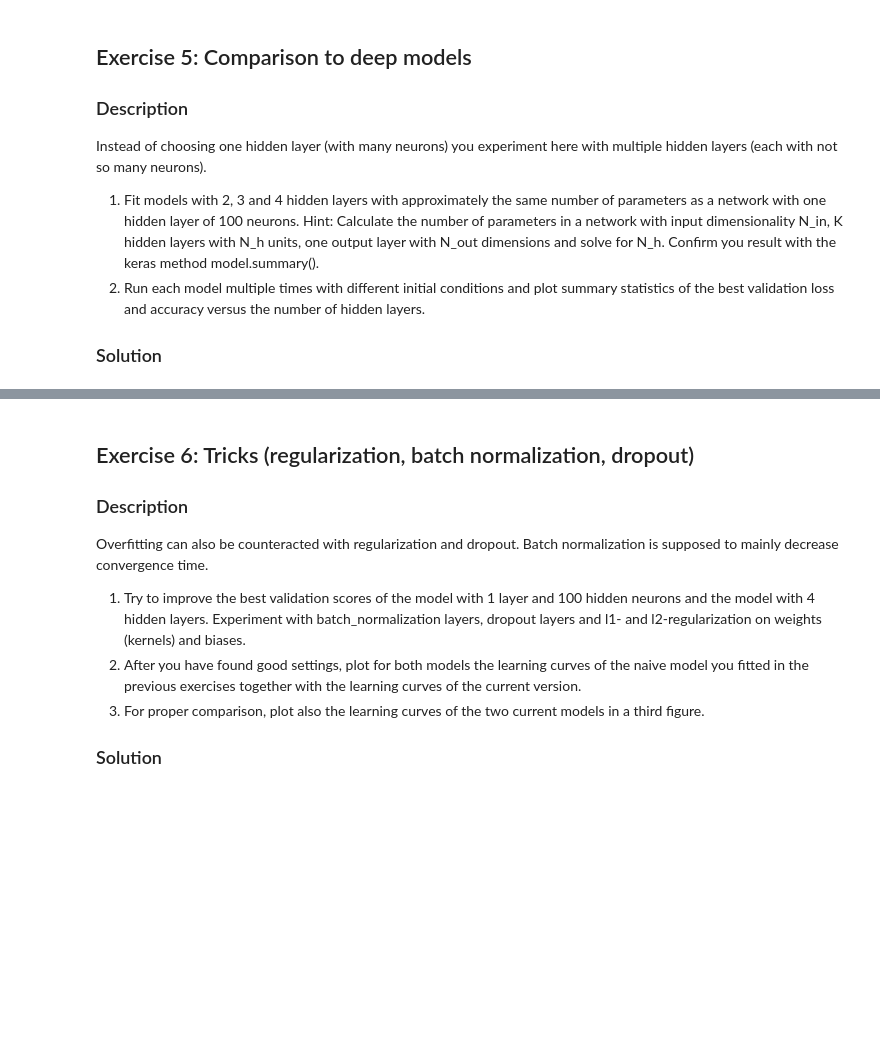
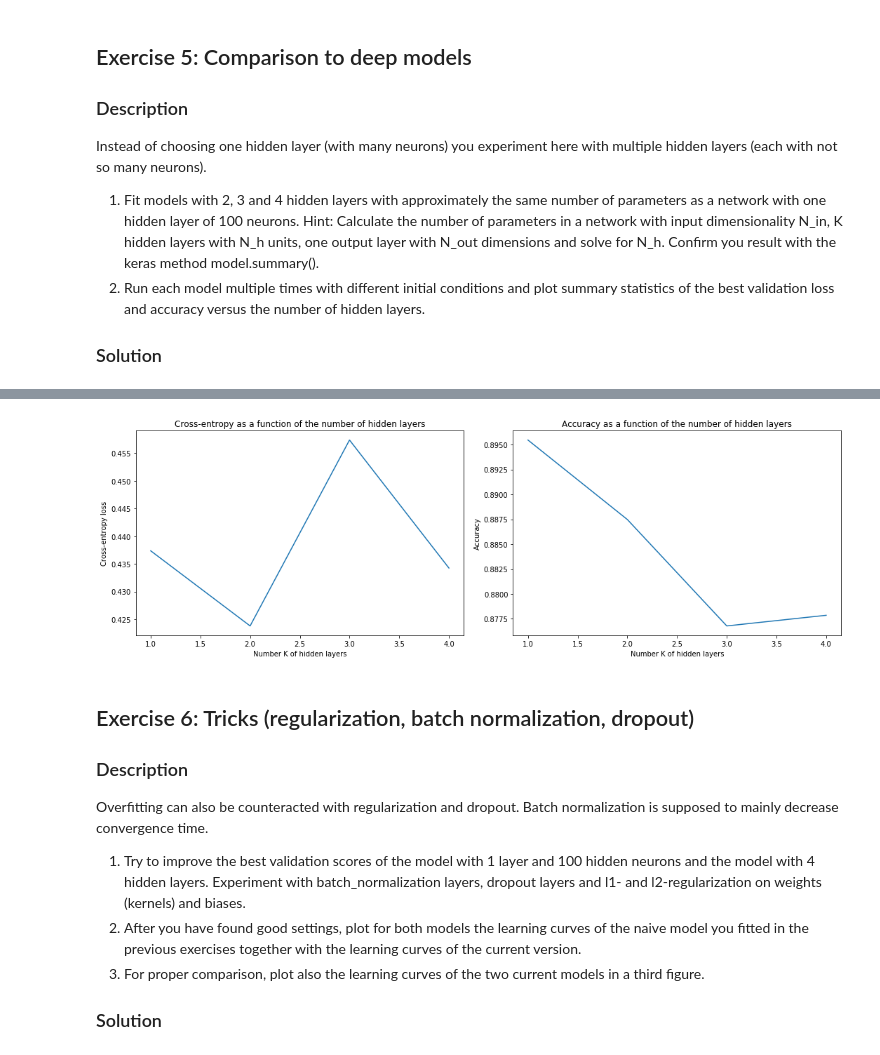
Before and after one commit to SSappy/ANN-Project-1, a Jupyter notebook: miniproject1.ipynb, the cells around one changed output, grey strips where cells are left out. Drawn from its saved outputs; the diff is of its cells as text; code cells hidden in the pictures; blank space fills up the shorter version.

Commit message:
Ex5 : pourquoi l'accuracy est pas meilleure avec plus de layers

```diff
--- a/miniproject1.ipynb
+++ b/miniproject1.ipynb
@@ -704,3 +922,33 @@ Instead of choosing one hidden layer (with many neurons) you experiment here wit
+# %%
+"""
+Loading the lists.
+"""
+loss_scores = load_obj('ex5_losses')
+accuracy_scores = load_obj('ex5_accs')
+# %%
+loss_scores = np.array(loss_scores)
+accuracy_scores = np.array(accuracy_scores)
+
+loss_scores = np.max(loss_scores, axis=1)
+accuracy_scores = np.max(accuracy_scores, axis=1)
+# %%
+fig, ax = plt.subplots(1, 2, figsize=(15,5))
+
+ax[0].plot(np.arange(1, 5), loss_scores)
+ax[0].set_title('Cross-entropy as a function of the number of hidden layers')
+ax[0].set_ylabel('Cross-entropy loss')
+ax[0].set_xlabel('Number K of hidden layers')
+
+ax[1].plot(np.arange(1, 5), accuracy_scores)
+ax[1].set_title('Accuracy as a function of the number of hidden layers')
+ax[1].set_ylabel('Accuracy')
+ax[1].set_xlabel('Number K of hidden layers')
+
+plt.tight_layout()
+
+plt.show()
+# %% [output]
+[figure, added]
 # %% [markdown]
 ## Exercise 6: Tricks (regularization, batch normalization, dropout)
 
```
Also changed, not shown: parts of 16 cells of this notebook, 2 other files.
